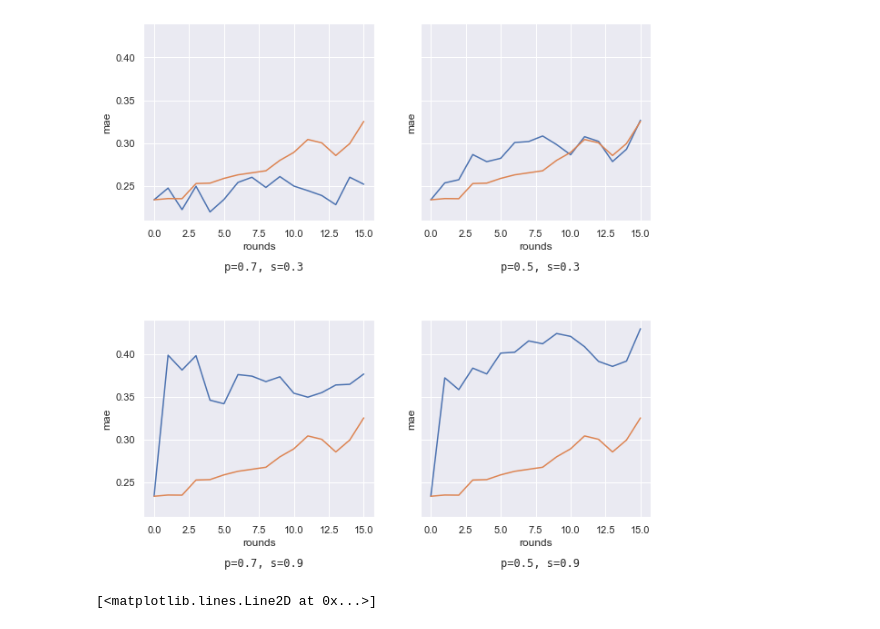
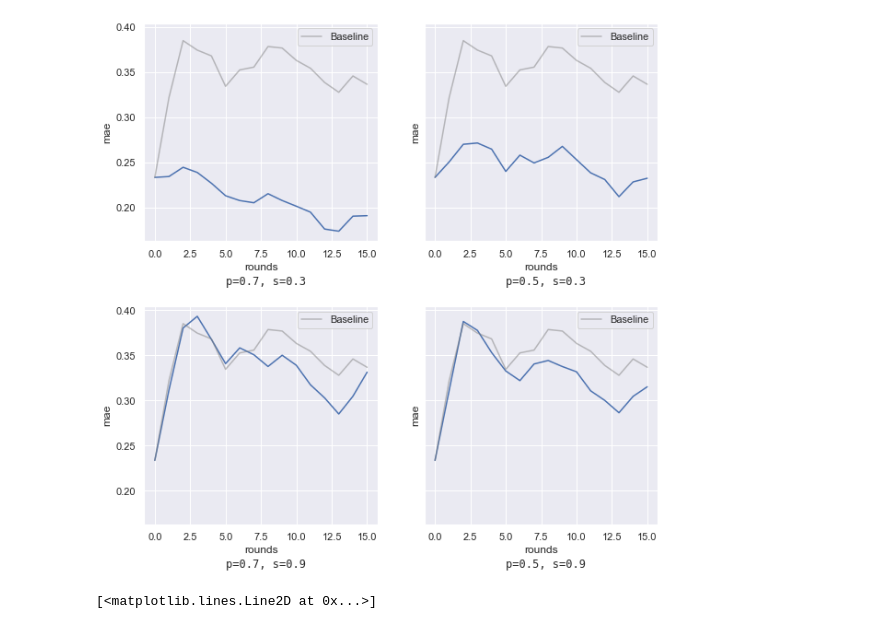
Before and after one commit to yu-lily/salary-analysis, a Jupyter notebook: 3.2-feedback_loop.ipynb, the cells around one changed output. Drawn from its saved outputs; the diff is of its cells as text; code cells hidden in the pictures.

Commit message:
more feedback loop

```diff
--- a/3.2-feedback_loop.ipynb
+++ b/3.2-feedback_loop.ipynb
@@ -52,7 +52,10 @@ for p in p_vals:
         s_dict = p_dict[s]
         for i in range(len(partitions)):
 
-            cur = partitions[i]
+            if i > 0:
+                cur = pd.concat([partitions[i-1], partitions[i]])
+            else:
+                cur = partitions[i]
             X = cur.drop(['tc', 'base', 'stock', 'bonus', 'log_tc'], axis=1)
             y = cur['log_tc']
 
@@ -78,20 +81,24 @@ for p in p_vals:
                 nxt.loc[nxt['rand'] < p, 'log_tc'] = nxt.loc[nxt['rand'] < p, 'preds'] + nxt.loc[nxt['rand'] < p, 'noise']
 # %%
 plot_vals = [(0.7, 0.3), (0.5, 0.3), (0.7, 0.9), (0.5, 0.9)]
-fig, ax = plt.subplots(2,2, figsize=(10,10), gridspec_kw={'hspace': 0.5}, sharey=True)
+fig, ax = plt.subplots(2,2, figsize=(10,10), gridspec_kw={'hspace': 0.3}, sharey=True)
 
 for i, ps in enumerate(plot_vals):
     p, s = ps
     ax_i = ax[i // 2, i % 2]
     data = results[p][s]['mae']
-    ax_i.plot(data, label=f"p={p}, s={s}")
-    ax_i.plot(results[0][0.3]['mae'])
+    ax_i.plot(data)
+    ax_i.plot(results[0][0.3]['mae'], color='grey', alpha=0.5, label='Baseline')
+    ax_i.legend()
     ax_i.set_ylabel("mae")
     ax_i.set_xlabel("rounds")
     #ax_i.plot(s_dict['r2'], label=f"p={p}, s={s}")
-    ax_i.text(0.35, -0.25, f"p={p}, s={s}", transform=ax_i.transAxes, fontfamily='monospace')
+    ax_i.text(0.35, -0.2, f"p={p}, s={s}", transform=ax_i.transAxes, fontfamily='monospace')
+
+plt.tight_layout(h_pad=-1)
+plt.savefig('./vis/dsc-167-2/feedback_loop.png', bbox_inches='tight')
 # %% [output]
-[figure, old version]
+[figure, new version]
 # %%
 plt.plot(results[0.7][0.3]['mae'])
 # %% [output]
```
Also changed, not shown: 2 other files.
